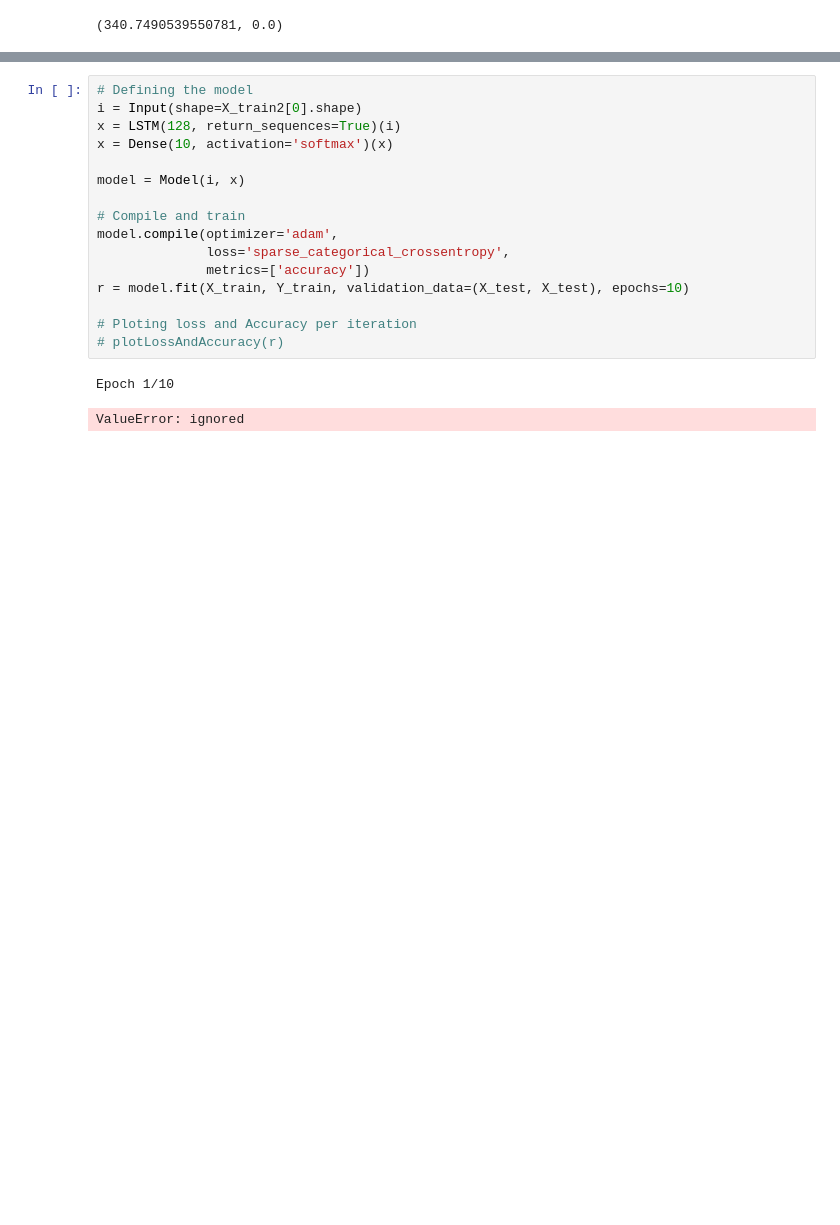
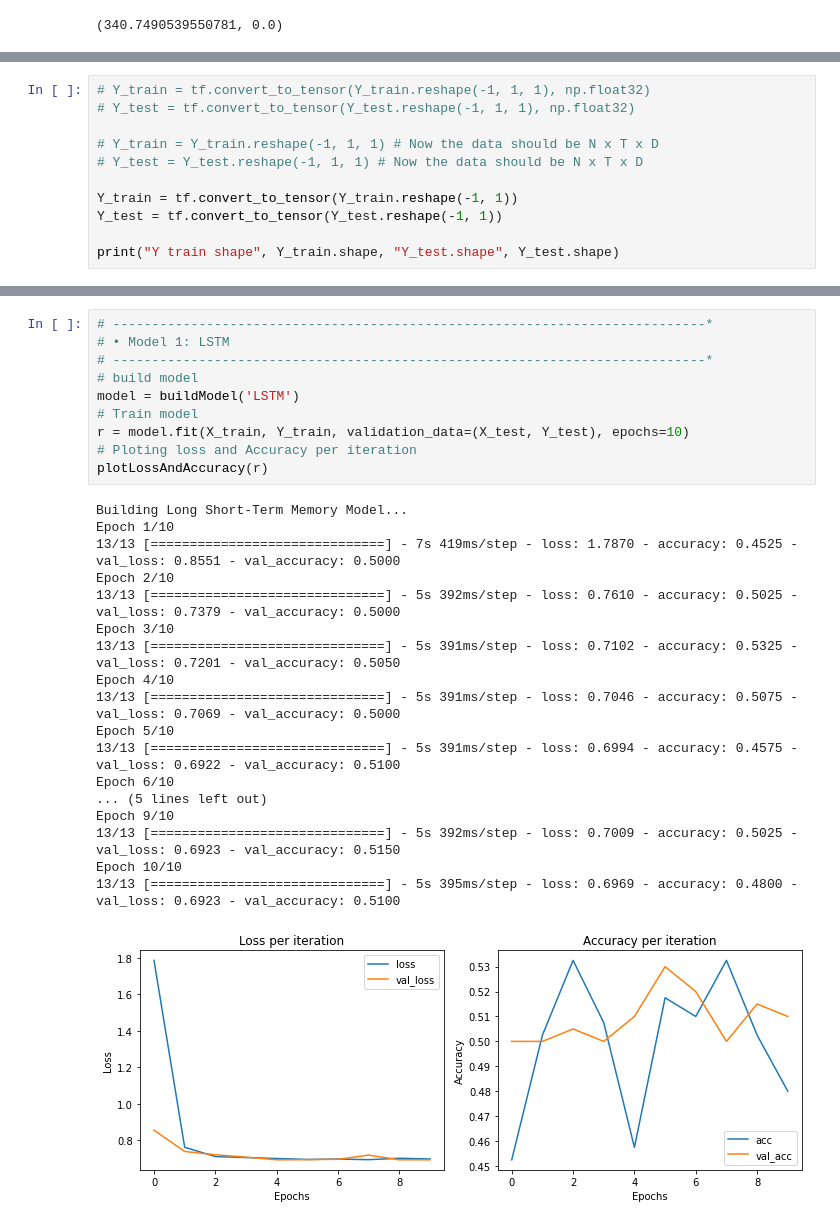
Before and after one commit to YannMjl/AI-764, a Jupyter notebook: Assign7.ipynb, the cells around one changed output, grey strips where cells are left out. Saved outputs shown, nothing was run; the diff lists cells and outputs as text; blank space fills up the shorter version.

```diff
--- a/Assign7.ipynb
+++ b/Assign7.ipynb
@@ -430,0 +447,11 @@ X train shape (327680, 10, 1) X_test2.shape (163840, 10, 1)
+# %%
+# Y_train = tf.convert_to_tensor(Y_train.reshape(-1, 1, 1), np.float32)
+# Y_test = tf.convert_to_tensor(Y_test.reshape(-1, 1, 1), np.float32)
+
+# Y_train = Y_train.reshape(-1, 1, 1) # Now the data should be N x T x D
+# Y_test = Y_test.reshape(-1, 1, 1) # Now the data should be N x T x D
+
+Y_train = tf.convert_to_tensor(Y_train.reshape(-1, 1))
+Y_test = tf.convert_to_tensor(Y_test.reshape(-1, 1))
+
+print("Y train shape", Y_train.shape, "Y_test.shape", Y_test.shape)
@@ -431,19 +498,29 @@ X train shape (327680, 10, 1) X_test2.shape (163840, 10, 1)
 # %%
-# Defining the model
-i = Input(shape=X_train2[0].shape)
-x = LSTM(128, return_sequences=True)(i)
-x = Dense(10, activation='softmax')(x)
-
-model = Model(i, x)
-
-# Compile and train
-model.compile(optimizer='adam',
-              loss='sparse_categorical_crossentropy',
-              metrics=['accuracy'])
-r = model.fit(X_train, Y_train, validation_data=(X_test, X_test), epochs=10)
-
+# ----------------------------------------------------------------------------*
+# • Model 1: LSTM
+# ----------------------------------------------------------------------------*
+# build model
+model = buildModel('LSTM')
+# Train model
+r = model.fit(X_train, Y_train, validation_data=(X_test, Y_test), epochs=10)
 # Ploting loss and Accuracy per iteration
-# plotLossAndAccuracy(r)
+plotLossAndAccuracy(r)
 # %% [output]
+Building Long Short-Term Memory Model...
 Epoch 1/10
+13/13 [==============================] - 7s 419ms/step - loss: 1.7870 - accuracy: 0.4525 - val_loss: 0.8551 - val_accuracy: 0.5000
+Epoch 2/10
+13/13 [==============================] - 5s 392ms/step - loss: 0.7610 - accuracy: 0.5025 - val_loss: 0.7379 - val_accuracy: 0.5000
+Epoch 3/10
+13/13 [==============================] - 5s 391ms/step - loss: 0.7102 - accuracy: 0.5325 - val_loss: 0.7201 - val_accuracy: 0.5050
+Epoch 4/10
+13/13 [==============================] - 5s 391ms/step - loss: 0.7046 - accuracy: 0.5075 - val_loss: 0.7069 - val_accuracy: 0.5000
+Epoch 5/10
+13/13 [==============================] - 5s 391ms/step - loss: 0.6994 - accuracy: 0.4575 - val_loss: 0.6922 - val_accuracy: 0.5100
+Epoch 6/10
+... (5 lines left out)
+Epoch 9/10
+13/13 [==============================] - 5s 392ms/step - loss: 0.7009 - accuracy: 0.5025 - val_loss: 0.6923 - val_accuracy: 0.5150
+Epoch 10/10
+13/13 [==============================] - 5s 395ms/step - loss: 0.6969 - accuracy: 0.4800 - val_loss: 0.6923 - val_accuracy: 0.5100
-ValueError: ignored
+[figure, added]
```
Also changed, not shown: parts of 17 cells of this notebook.
